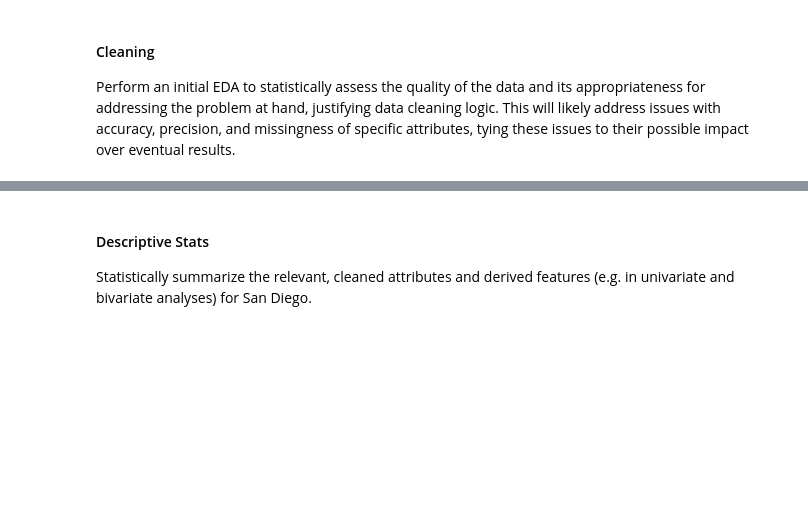
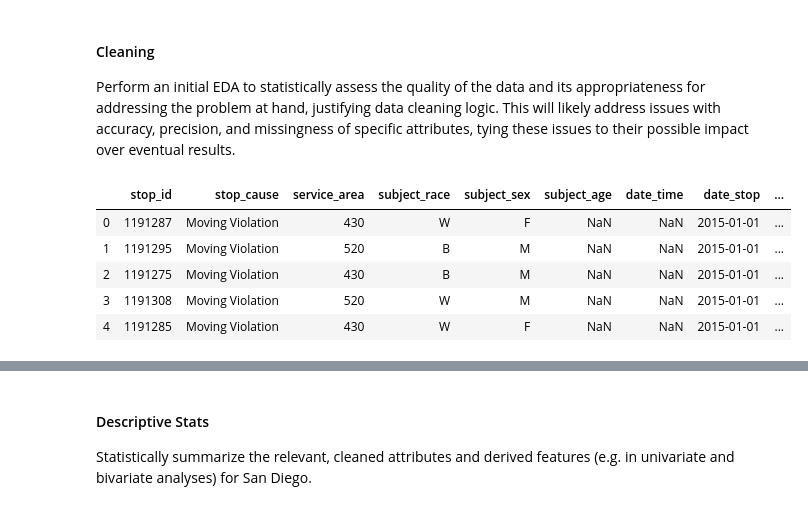
Before and after one commit to StephanieMoore14/DSC180A_Assignment2, a Jupyter notebook: assignment-2.ipynb, the cells around one changed output, grey strips where cells are left out. Drawn from its saved outputs; the diff is of its cells as text; code cells hidden in the pictures; blank space fills up the shorter version.

```diff
--- a/assignment-2.ipynb
+++ b/assignment-2.ipynb
@@ -315,3 +345,13 @@ KeyboardInterrupt:
 # %% [markdown]
 #### Cleaning
 Perform an initial EDA to statistically assess the quality of the data and its appropriateness for addressing the problem at hand, justifying data cleaning logic. This will likely address issues with accuracy, precision, and missingness of specific attributes, tying these issues to their possible impact over eventual results.
+# %%
+raw_2015 = get_table(2015)
+raw_2015.head()
+# %% [output]
+|  | stop_id | stop_cause | service_area | subject_race | subject_sex | subject_age | date_time | date_stop | ... |
+| 0 | 1191287 | Moving Violation | 430 | W | F | NaN | NaN | 2015-01-01 | ... |
+| 1 | 1191295 | Moving Violation | 520 | B | M | NaN | NaN | 2015-01-01 | ... |
+| 2 | 1191275 | Moving Violation | 430 | B | M | NaN | NaN | 2015-01-01 | ... |
+| 3 | 1191308 | Moving Violation | 520 | W | M | NaN | NaN | 2015-01-01 | ... |
+| 4 | 1191285 | Moving Violation | 430 | W | F | NaN | NaN | 2015-01-01 | ... |
```
Also changed, not shown: parts of 62 cells of this notebook, 1 other file.
